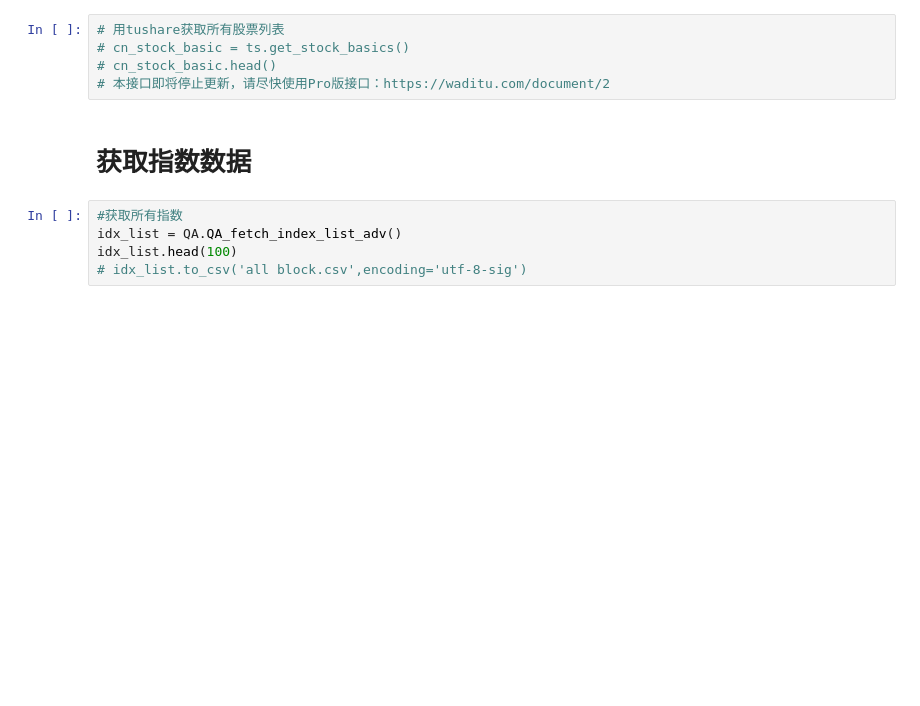
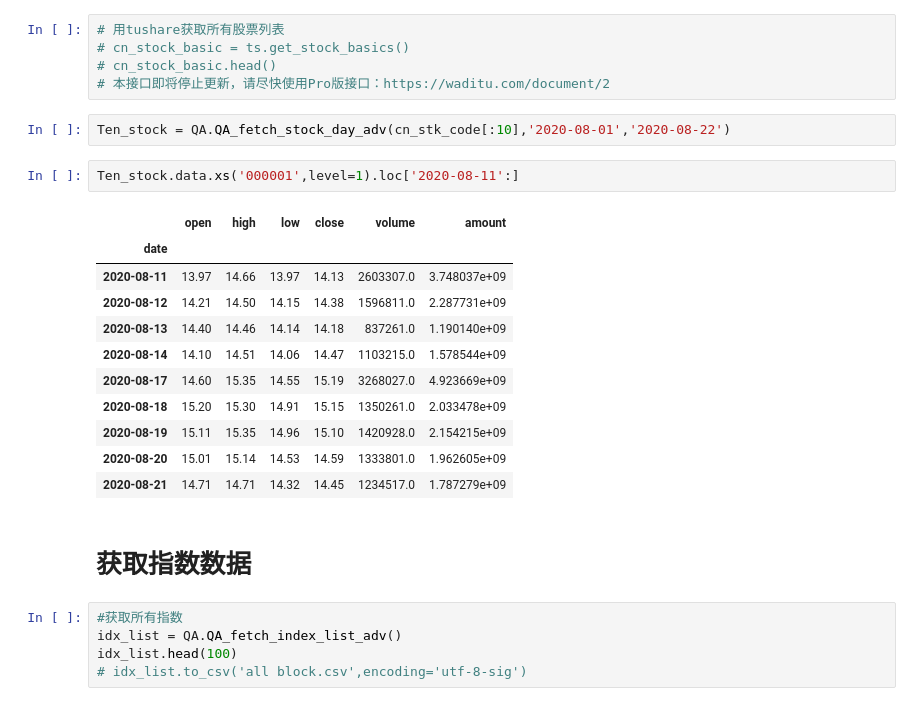
Before and after one commit to nuswgg/quants_qa, a Jupyter notebook: QA/QA How to Get data.ipynb, the cells around one changed output. Drawn from its saved outputs; the diff is of its cells as text; blank space fills up the shorter version.

```diff
--- a/QA/QA How to Get data.ipynb
+++ b/QA/QA How to Get data.ipynb
@@ -101,6 +99,22 @@ cn_stk_code[:5]
 # cn_stock_basic = ts.get_stock_basics()
 # cn_stock_basic.head()
 # 本接口即将停止更新，请尽快使用Pro版接口：https://waditu.com/document/2
+# %%
+Ten_stock = QA.QA_fetch_stock_day_adv(cn_stk_code[:10],'2020-08-01','2020-08-22')
+# %%
+Ten_stock.data.xs('000001',level=1).loc['2020-08-11':]
+# %% [output]
+|  | open | high | low | close | volume | amount |
+| date |  |  |  |  |  |  |
+| 2020-08-11 | 13.97 | 14.66 | 13.97 | 14.13 | 2603307.0 | 3.748037e+09 |
+| 2020-08-12 | 14.21 | 14.50 | 14.15 | 14.38 | 1596811.0 | 2.287731e+09 |
+| 2020-08-13 | 14.40 | 14.46 | 14.14 | 14.18 | 837261.0 | 1.190140e+09 |
+| 2020-08-14 | 14.10 | 14.51 | 14.06 | 14.47 | 1103215.0 | 1.578544e+09 |
+| 2020-08-17 | 14.60 | 15.35 | 14.55 | 15.19 | 3268027.0 | 4.923669e+09 |
+| 2020-08-18 | 15.20 | 15.30 | 14.91 | 15.15 | 1350261.0 | 2.033478e+09 |
+| 2020-08-19 | 15.11 | 15.35 | 14.96 | 15.10 | 1420928.0 | 2.154215e+09 |
+| 2020-08-20 | 15.01 | 15.14 | 14.53 | 14.59 | 1333801.0 | 1.962605e+09 |
+| 2020-08-21 | 14.71 | 14.71 | 14.32 | 14.45 | 1234517.0 | 1.787279e+09 |
 # %% [markdown]
 # 获取指数数据
 # %%
```
Also changed, not shown: parts of 19 cells of this notebook, 4 other files.
